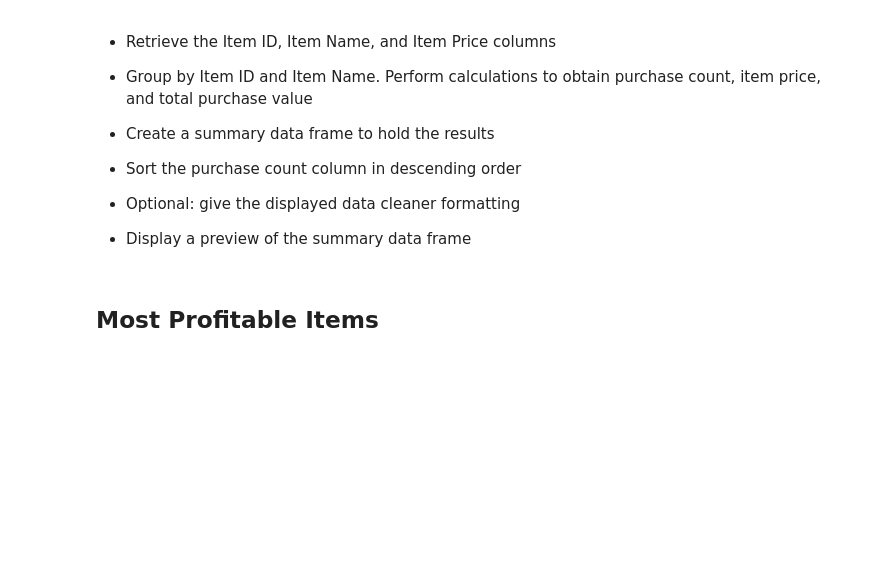
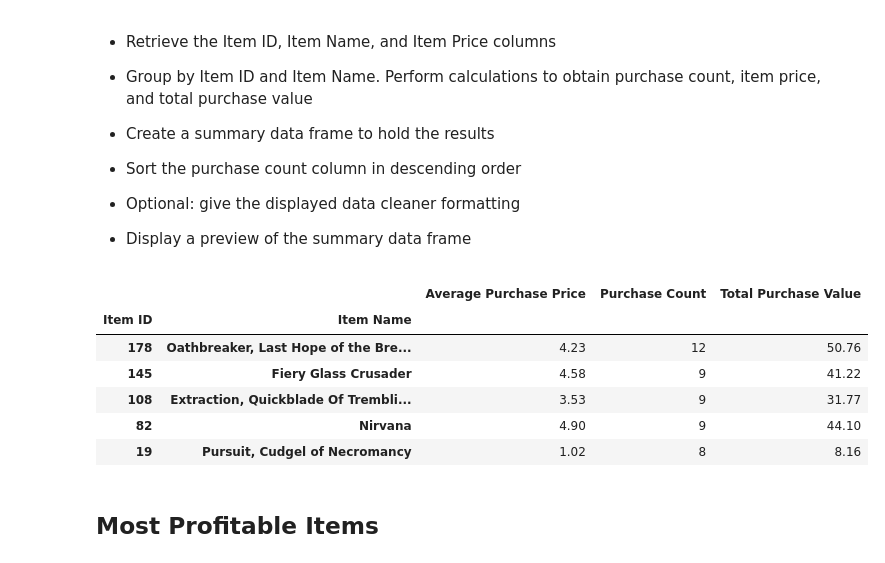
Before and after one commit to MariaSorensen/Practice, a Jupyter notebook: Pandas/Instructions/HeroesOfPymoli/HeroesOfPymoli_starter.ipynb, the cells around one changed output. Saved outputs shown, nothing was run; the diff lists cells and outputs as text; code cells hidden in the pictures; blank space fills up the shorter version.

```diff
--- a/Pandas/Instructions/HeroesOfPymoli/HeroesOfPymoli_starter.ipynb
+++ b/Pandas/Instructions/HeroesOfPymoli/HeroesOfPymoli_starter.ipynb
@@ -299,6 +261,4 @@ group_labels = ["< 10", "10 to 14", "15 to 19", "20 to 24", "25 to 29", "30 to 3
                 "35 to 39", "40+"]
 # %%
 # Place the data series into a new column inside of the DataFrame
-PurchAgeDem_df["Age Group"] = pd.cut(reducePurch_df["Age"], bins, labels=group_labels)
-
-PurchAgeDem_df.head(2)
+purchase_df["Age Group"] = pd.cut(purchase_df["Age"], bins, labels=group_labels)
@@ -391,6 +355,24 @@ SummAgeDem
 
 
 * Display a preview of the summary data frame
+# %%
+top_pop_items = (purchase_df.groupby(["Item ID", "Item Name"])
+                ["Price"].agg(['mean', 'count', 'sum'])
+                        .rename({'sum': 'Total Purchase Value',
+                                'mean': 'Average Purchase Price',
+                                'count': 'Purchase Count'}, axis=1)
+                        .sort_values('Purchase Count', ascending=False)
+                        .round(2)
+            )
+top_pop_items.head()
+# %% [output]
+|  |  | Average Purchase Price | Purchase Count | Total Purchase Value |
+| Item ID | Item Name |  |  |  |
+| 178 | Oathbreaker, Last Hope of the Bre... | 4.23 | 12 | 50.76 |
+| 145 | Fiery Glass Crusader | 4.58 | 9 | 41.22 |
+| 108 | Extraction, Quickblade Of Trembli... | 3.53 | 9 | 31.77 |
+| 82 | Nirvana | 4.90 | 9 | 44.10 |
+| 19 | Pursuit, Cudgel of Necromancy | 1.02 | 8 | 8.16 |
 # %% [markdown]
 ## Most Profitable Items
 # %% [markdown]
```
Also changed, not shown: parts of 21 cells of this notebook.
